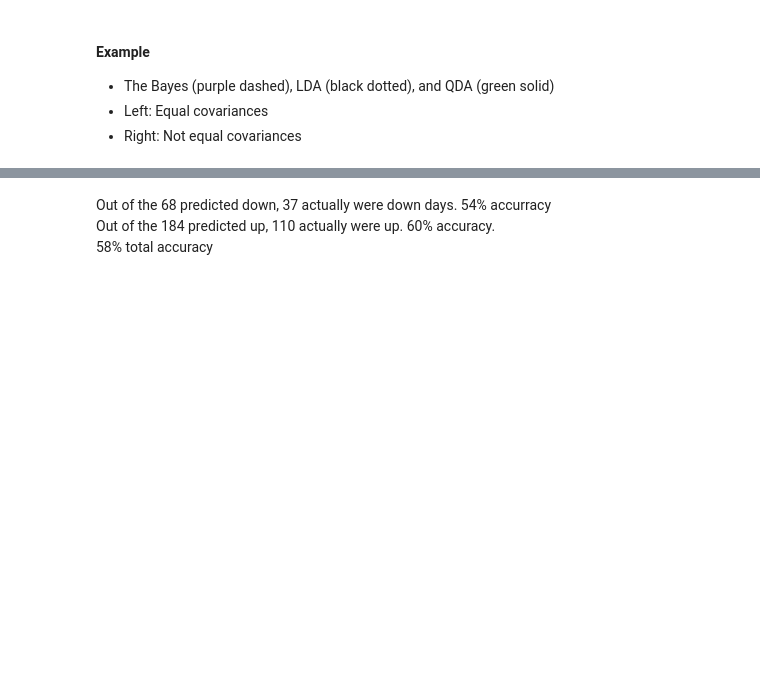
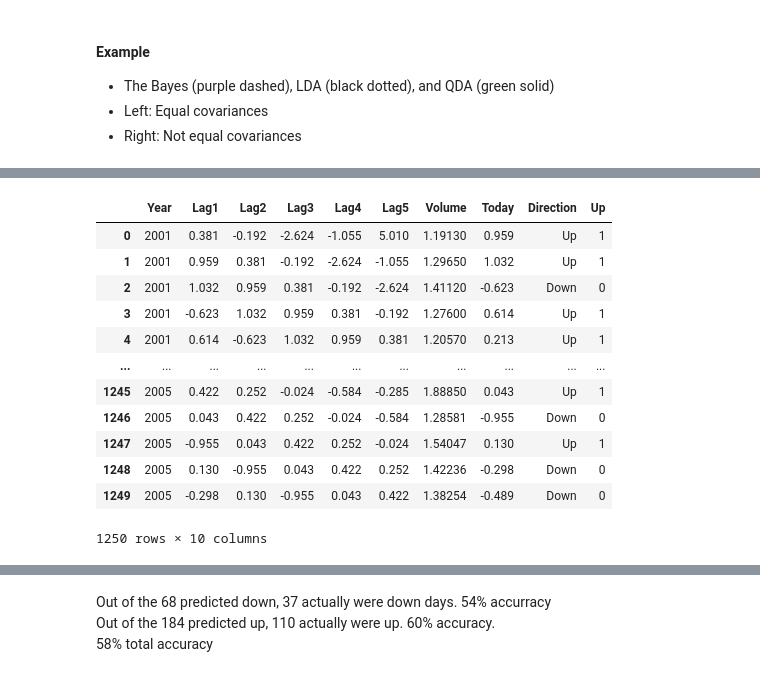
Before and after one commit to Nefarian1/STQD6024-Machine-Learning, a Jupyter notebook: Week3.ipynb, the cells around one changed output, grey strips where cells are left out. Drawn from its saved outputs; the diff is of its cells as text; code cells hidden in the pictures; blank space fills up the shorter version.

```diff
--- a/Week3.ipynb
+++ b/Week3.ipynb
@@ -329,5 +475,5 @@ This data set consists of:
     + Today (the percentage return on the date in question)
     + Direction (whether the market was Up or Down on this date).
 # %%
-smarket = pd.read_csv('data/smarket.csv')
+smarket = pd.read_csv('/content/smarket.csv')
 smarket.head()
@@ -334,4 +487,18 @@ smarket.head()
 # %%
 smarket['Up'] = np.where(smarket['Direction'] == 'Up', 1, 0)
 # %%
-smarket.corr()
+smarket
+# %% [output]
+|  | Year | Lag1 | Lag2 | Lag3 | Lag4 | Lag5 | Volume | Today | Direction | Up |
+| 0 | 2001 | 0.381 | -0.192 | -2.624 | -1.055 | 5.010 | 1.19130 | 0.959 | Up | 1 |
+| 1 | 2001 | 0.959 | 0.381 | -0.192 | -2.624 | -1.055 | 1.29650 | 1.032 | Up | 1 |
+| 2 | 2001 | 1.032 | 0.959 | 0.381 | -0.192 | -2.624 | 1.41120 | -0.623 | Down | 0 |
+| 3 | 2001 | -0.623 | 1.032 | 0.959 | 0.381 | -0.192 | 1.27600 | 0.614 | Up | 1 |
+| 4 | 2001 | 0.614 | -0.623 | 1.032 | 0.959 | 0.381 | 1.20570 | 0.213 | Up | 1 |
+| ... | ... | ... | ... | ... | ... | ... | ... | ... | ... | ... |
+| 1245 | 2005 | 0.422 | 0.252 | -0.024 | -0.584 | -0.285 | 1.88850 | 0.043 | Up | 1 |
+| 1246 | 2005 | 0.043 | 0.422 | 0.252 | -0.024 | -0.584 | 1.28581 | -0.955 | Down | 0 |
+| 1247 | 2005 | -0.955 | 0.043 | 0.422 | 0.252 | -0.024 | 1.54047 | 0.130 | Up | 1 |
+| 1248 | 2005 | 0.130 | -0.955 | 0.043 | 0.422 | 0.252 | 1.42236 | -0.298 | Down | 0 |
+| 1249 | 2005 | -0.298 | 0.130 | -0.955 | 0.043 | 0.422 | 1.38254 | -0.489 | Down | 0 |
+1250 rows × 10 columns
```
Also changed, not shown: parts of 58 cells of this notebook.
